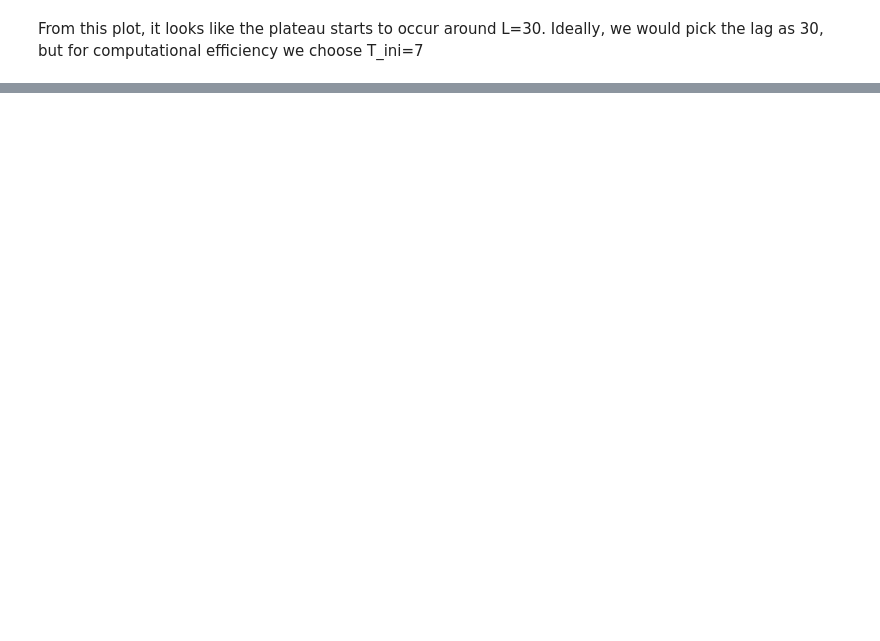
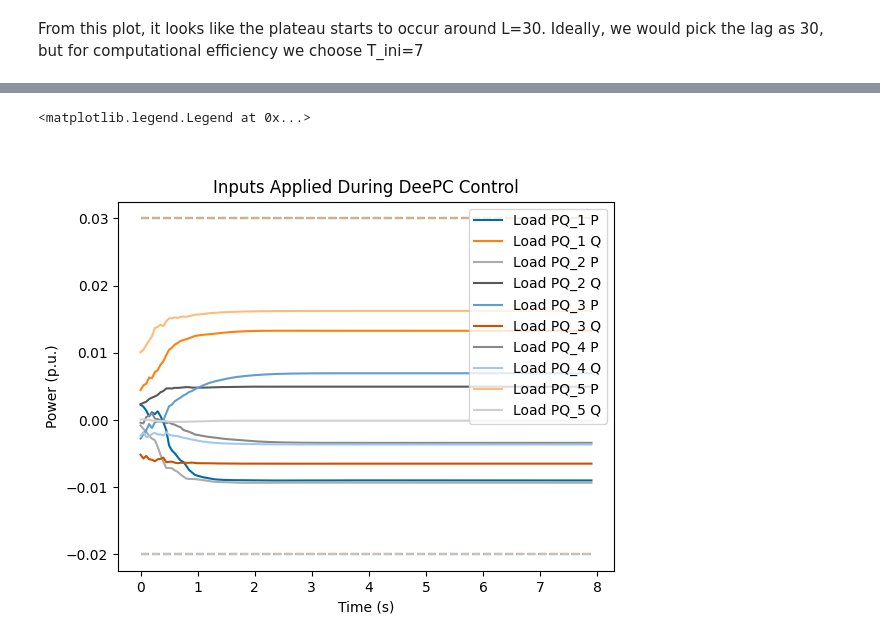
Before and after one commit to ryancalizadeh/EECE571, a Jupyter notebook: TermProject_v1.ipynb, the cells around one changed output, grey strips where cells are left out. Drawn from its saved outputs; the diff is of its cells as text; code cells hidden in the pictures; blank space fills up the shorter version.

```diff
--- a/TermProject_v1.ipynb
+++ b/TermProject_v1.ipynb
@@ -219,7 +246,7 @@ Text(0.5, 1.0, 'Minimum Singular Value vs Hankel Window Length')
 From this plot, it looks like the plateau starts to occur around L=30. Ideally, we would pick the lag as 30, but for computational efficiency we choose T_ini=7
 # %%
 n = 15  	# Chosen system order based on singular value analysis
-T_ini = 7	# Chosen initial trajectory length based on estimated lag
+T_ini = 10	# Chosen initial trajectory length based on estimated lag
 L = N + T_ini										# Hankel window length
 
 Hy = block_hankel(ys.T, L)
@@ -234,7 +261,7 @@ Y_f = Hy[p*T_ini:, :]
 # Input constraint matrix
 G_bar = np.kron(np.eye(N*m), np.array([[1], [-1]]))
 saturation_limit = 0.05
-g_bar = np.kron(np.ones((2*N*m, 1)), saturation_limit)
+g_bar = np.ones((2*N*m, 1)) * saturation_limit
 
 # Cost matrices
 Q_bar = np.kron(np.eye(N), Q)
@@ -242,8 +269,8 @@ R_bar = np.kron(np.eye(N), R)
 
 cost_matrix = Y_f.T @ Q_bar @ Y_f + U_f.T @ R_bar @ U_f
 
-lambda_s = 1e5
-lambda_g = 200
+lambda_s = 1e3
+lambda_g = 20
 
 # Init optimization variable
 g_var = cp.Variable((T-T_ini-N+1, 1))
@@ -371,7 +445,7 @@ deepc_sys.PQ.config.q2i = 0
 deepc_sys.PQ.config.q2z = 0
 
 ## Config for deepc
-tf_deepc = 8.0					# Final time in seconds
+tf_deepc = 8.0						# Final time in seconds
 t_deepc = np.arange(
     0, tf_deepc, dt)				# Time vector
 
@@ -408,10 +482,9 @@ for i, t in enumerate(t_deepc[:-1]):
 
 
 ys_dpc[-1, :] = deepc_sys.Bus.v.v.copy()
-us_dpc[-1, :] = us_dpc[-1, :].copy()
+us_dpc[-1, :] = us_dpc[-1, :].copy() + PQ_base
 
 # Clear output. I can't figure out how to suppress the loading bar so this is a workaround.
-from IPython.display import clear_output
 clear_output()
 # %%
 # Visualize voltage at each bus over the simulation
@@ -427,0 +512,20 @@ Text(0.5, 1.0, 'Bus Voltages During DeePC Control')
+# %%
+# Visualize inputs applied over the simulation
+
+fig7, ax7 = plt.subplots()
+for i in range(num_controllable_loads):
+	# Plot P and Q trajectories
+	p_line, = ax7.plot(t_deepc[:-1], us_dpc[:-1, i*2] - PQ_base[i*2], label=f'Load {controllable_loads[i]} P')
+	q_line, = ax7.plot(t_deepc[:-1], us_dpc[:-1, i*2+1] - PQ_base[i*2+1], label=f'Load {controllable_loads[i]} Q')
+
+	# Plot reference lines with matching colors
+	ax7.hlines(u_ref[i*2], xmin=t_deepc[0], xmax=t_deepc[-2], color=p_line.get_color(), linestyles='dashed', alpha=0.7)
+	ax7.hlines(u_ref[i*2+1], xmin=t_deepc[0], xmax=t_deepc[-2], color=q_line.get_color(), linestyles='dashed', alpha=0.7)
+
+ax7.set_xlabel('Time (s)')
+ax7.set_ylabel('Power (p.u.)')
+ax7.set_title('Inputs Applied During DeePC Control')
+ax7.legend()
+# %% [output]
+<matplotlib.legend.Legend at 0x...>
+[figure, added]
```
Also changed, not shown: parts of 16 cells of this notebook, 5 other files.
